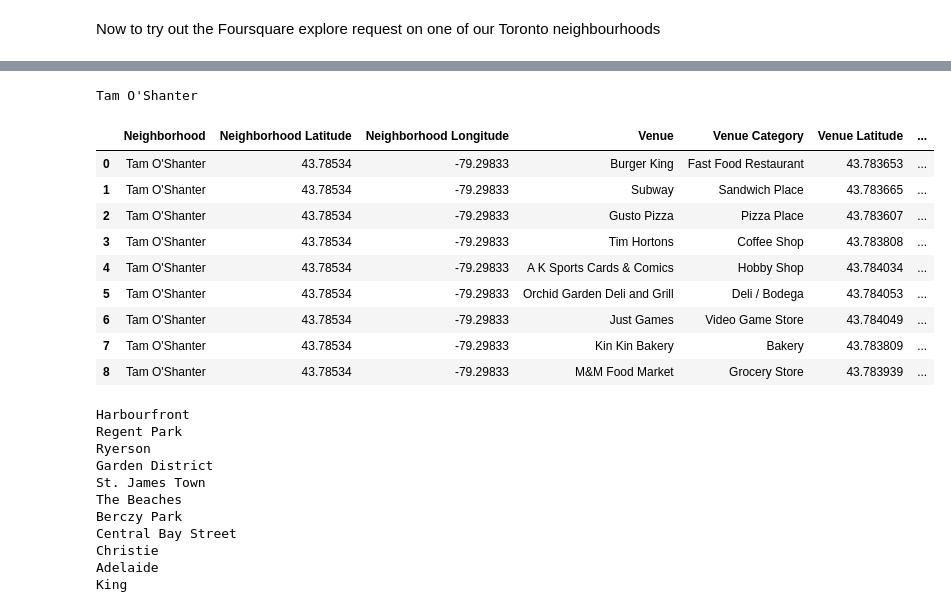
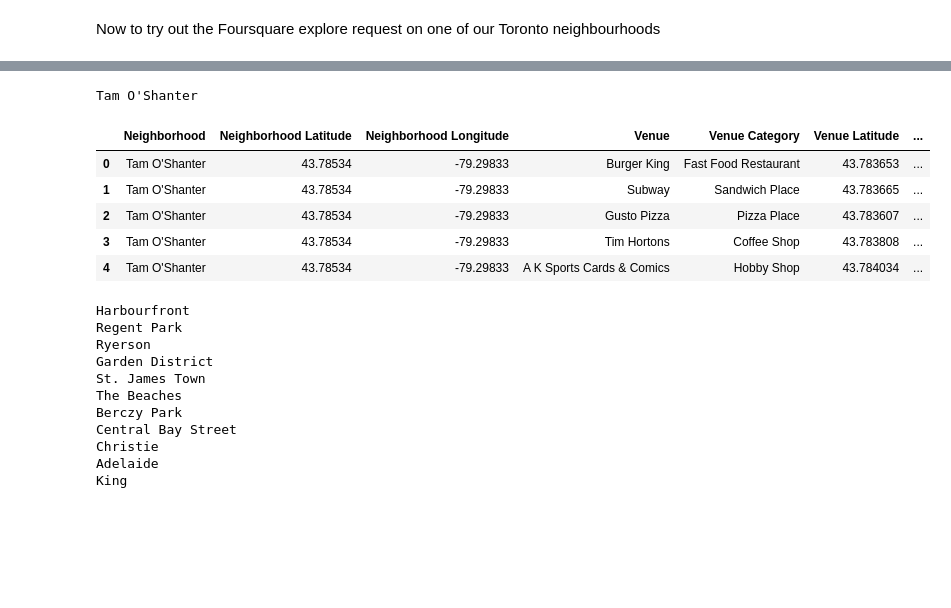
Before and after one commit to DataistDogma/Coursera_Capstone, a Jupyter notebook: Toronto Clustering.ipynb, the cells around one changed output, grey strips where cells are left out. Drawn from its saved outputs; the diff is of its cells as text; code cells hidden in the pictures; blank space fills up the shorter version.

```diff
--- a/Toronto Clustering.ipynb
+++ b/Toronto Clustering.ipynb
@@ -284,24 +266,20 @@ def get_venues(nb, la, lo, radius, limit):
 # %%
 #test out the get_venues function
 row = 149
 n = df.loc[row]['Neighbourhood']
 n_lat = df.loc[row]['Latitude']
 n_long = df.loc[row]['Longitude']
 
 df2=get_venues(n, n_lat, n_long, 500, 100)
-df2
+df2.head()
 # %% [output]
 Tam O'Shanter
 |  | Neighborhood | Neighborhood Latitude | Neighborhood Longitude | Venue | Venue Category | Venue Latitude | ... |
 | 0 | Tam O'Shanter | 43.78534 | -79.29833 | Burger King | Fast Food Restaurant | 43.783653 | ... |
 | 1 | Tam O'Shanter | 43.78534 | -79.29833 | Subway | Sandwich Place | 43.783665 | ... |
 | 2 | Tam O'Shanter | 43.78534 | -79.29833 | Gusto Pizza | Pizza Place | 43.783607 | ... |
 | 3 | Tam O'Shanter | 43.78534 | -79.29833 | Tim Hortons | Coffee Shop | 43.783808 | ... |
 | 4 | Tam O'Shanter | 43.78534 | -79.29833 | A K Sports Cards & Comics | Hobby Shop | 43.784034 | ... |
-| 5 | Tam O'Shanter | 43.78534 | -79.29833 | Orchid Garden Deli and Grill | Deli / Bodega | 43.784053 | ... |
-| 6 | Tam O'Shanter | 43.78534 | -79.29833 | Just Games | Video Game Store | 43.784049 | ... |
-| 7 | Tam O'Shanter | 43.78534 | -79.29833 | Kin Kin Bakery | Bakery | 43.783809 | ... |
-| 8 | Tam O'Shanter | 43.78534 | -79.29833 | M&M Food Market | Grocery Store | 43.783939 | ... |
 # %%
 #Iterate thorough all the Toronto based Neighbourhoods, adding each set of venues to the df3 dataframe
 df3=pd.DataFrame()
```
Also changed, not shown: parts of 14 cells of this notebook.
